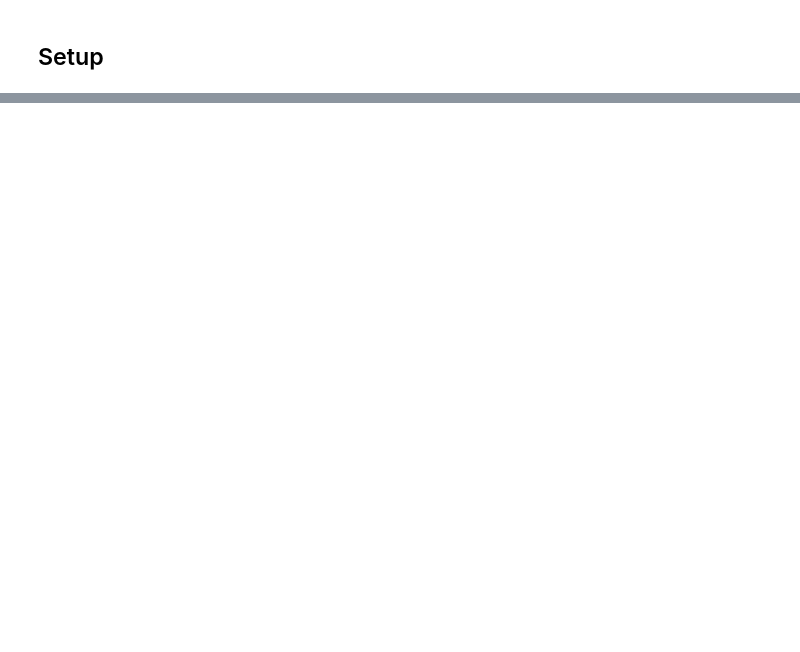
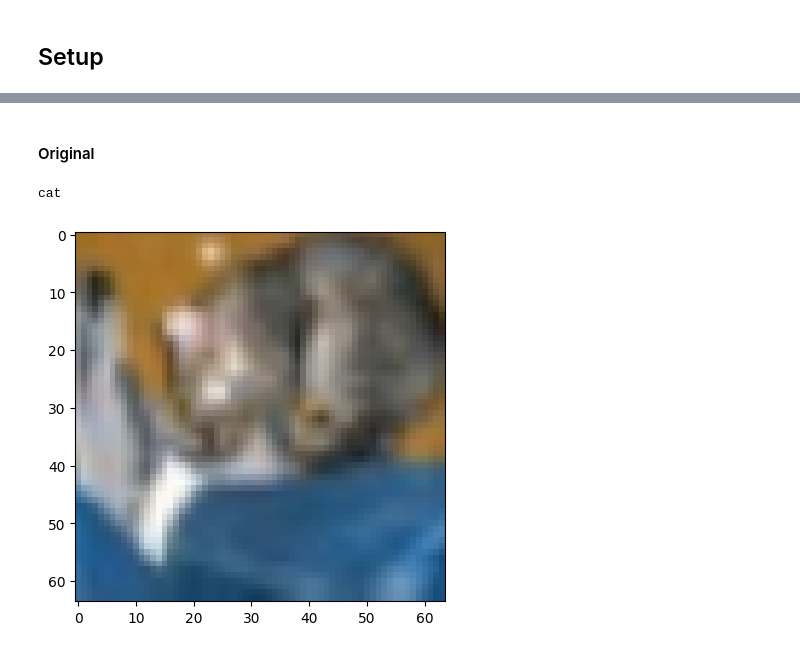
Before and after one commit to cbeam3902/ecgr5105_Project, a Jupyter notebook: experiment.ipynb, the cells around one changed output, grey strips where cells are left out. Cells and saved outputs as stored; diff of their text form; code cells hidden in the pictures; blank space fills up the shorter version.

```diff
--- a/experiment.ipynb
+++ b/experiment.ipynb
@@ -108,0 +59,23 @@ for idx in range(len(modelNames)):
+# %%
+device = torch.device("cuda:0" if torch.cuda.is_available() else "cpu")
+
+transform = transforms.Compose([
+    transforms.Resize((70,70)),
+    transforms.RandomCrop((64,64)),
+    transforms.ToTensor(),
+    transforms.Normalize((0.485, 0.456, 0.406), (0.229, 0.224, 0.225))
+])
+
+transformUnnormalize = transforms.Compose({
+    transforms.Normalize((0, 0, 0), (1/0.229, 1/0.224, 1/0.225)),
+    transforms.Normalize((-0.485, -0.456, -0.406), (1, 1, 1))
+})
+
+transformPIL = transforms.ToPILImage()
+
+batch_size = 1
+
+testset = torchvision.datasets.CIFAR10('./data', download=True, train=False, transform=transform)
+testload = torch.utils.data.DataLoader(testset, batch_size=batch_size, shuffle=False, num_workers=2)
+
+classes = ('plane', 'car', 'bird', 'cat', 'deer', 'dog', 'frog', 'horse', 'ship', 'truck')
@@ -108,0 +115,12 @@ for idx in range(len(modelNames)):
+# %% [markdown]
+#### Original
+# %%
+dataiter = iter(testload)
+sample, label = next(dataiter)
+
+plt.imshow(np.transpose(torch.clamp(transformUnnormalize(sample), 0, 1).squeeze(0).numpy(), (1, 2, 0)))
+
+print(classes[label])
+# %% [output]
+cat
+[figure, added]
```
Also changed, not shown: parts of 167 cells of this notebook, 1 other file.
